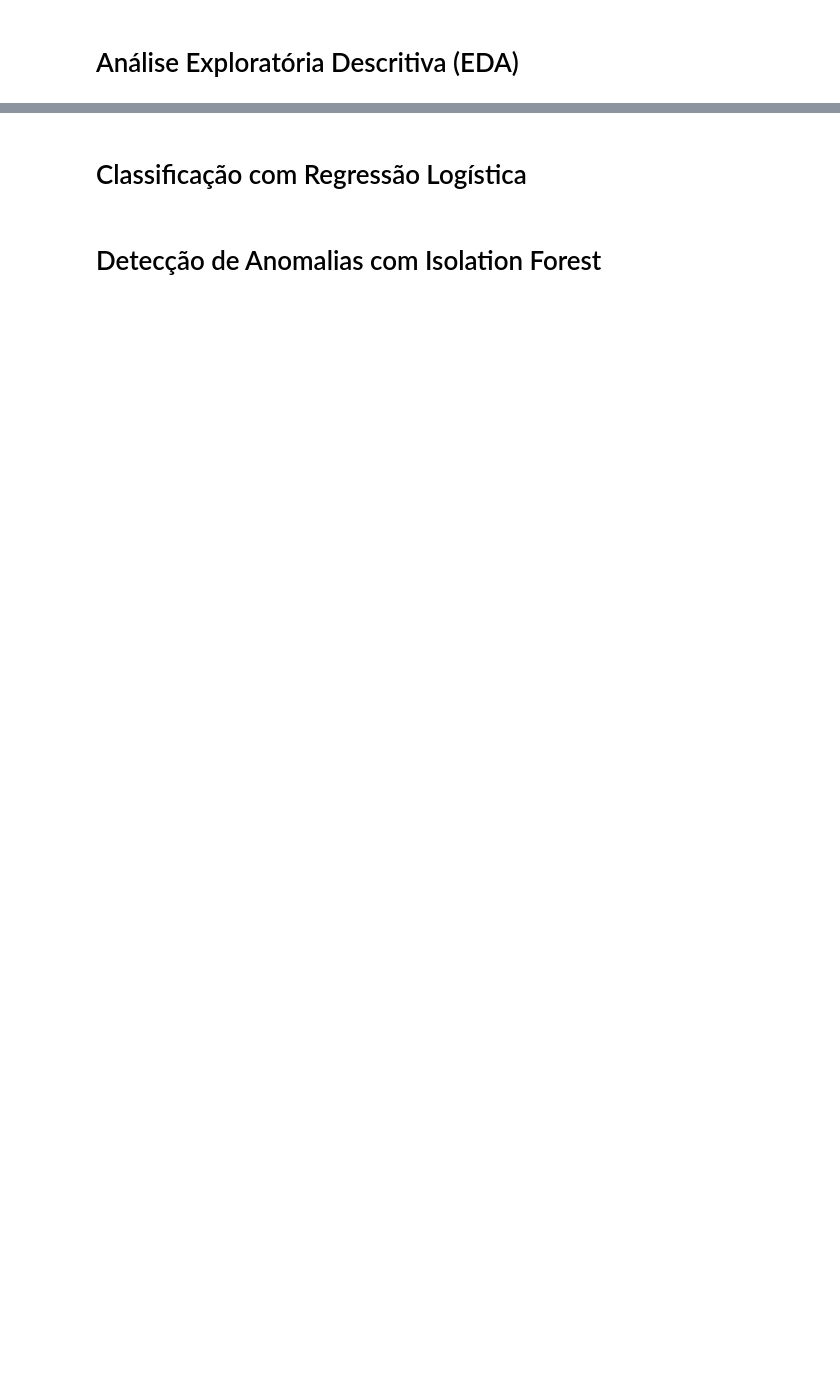
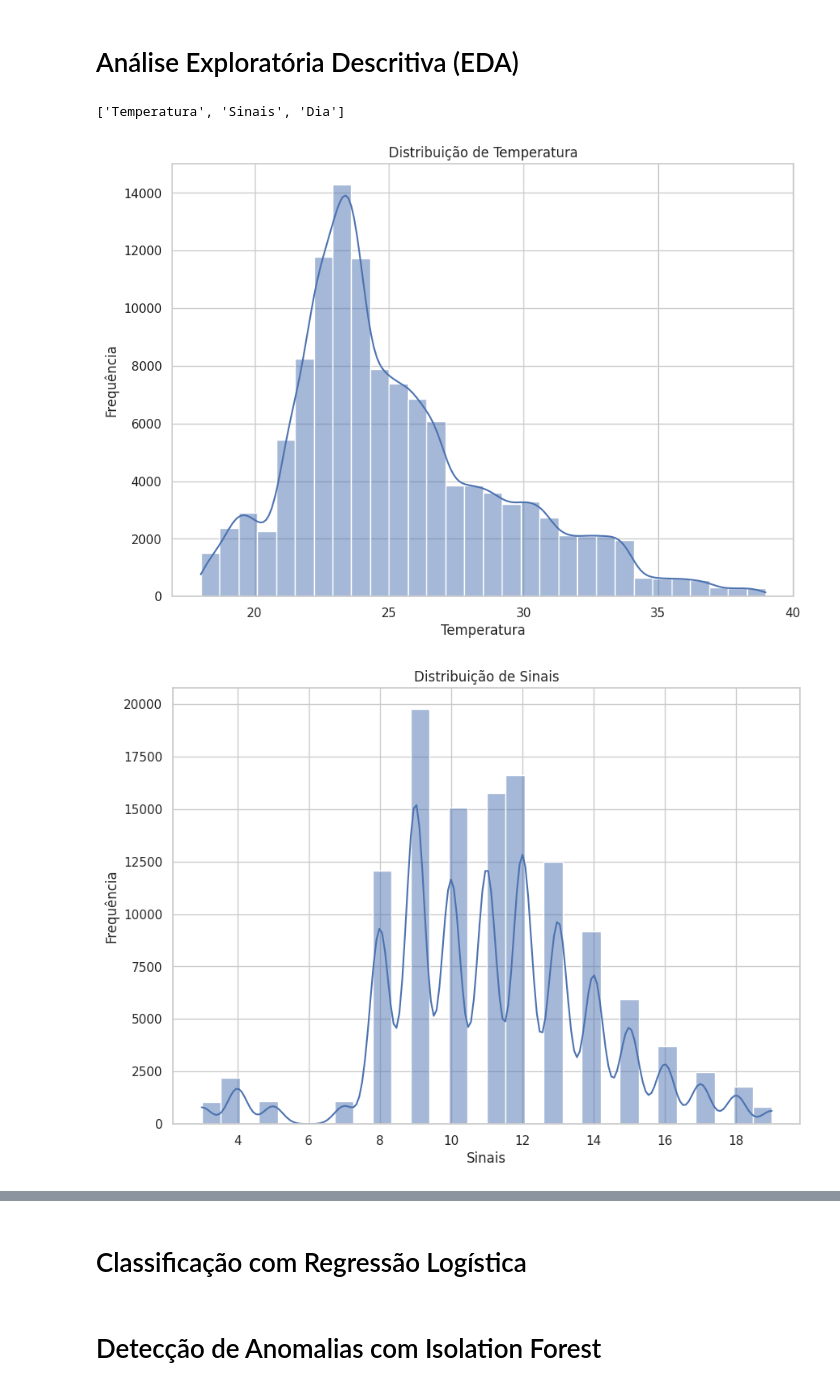
Before and after one commit to diegonogare/Workshop-AnalisePreditivaDeManutencao, a Jupyter notebook: Workshop_AnalisePreditivaDeManutencao.ipynb, the cells around one changed output, grey strips where cells are left out. Drawn from its saved outputs; the diff is of its cells as text; code cells hidden in the pictures; blank space fills up the shorter version.

```diff
--- a/Workshop_AnalisePreditivaDeManutencao.ipynb
+++ b/Workshop_AnalisePreditivaDeManutencao.ipynb
@@ -15,6 +15,6 @@ import warnings
 warnings.filterwarnings('ignore')
 
 sns.set(style="whitegrid")
-plt.rcParams['figure.figsize'] = (12, 6)
+plt.rcParams['figure.figsize'] = (10, 7)
 
 print("Bibliotecas importadas com sucesso!")
@@ -26,7 +28,16 @@ print("Bibliotecas importadas com sucesso!")
 Carregar o dataset diretamente do [Github](https://github.com/diegonogare/Workshop-AnalisePreditivaDeManutencao/blob/main/conjuntoDados.csv).
 # %%
 df = pd.read_csv('https://raw.githubusercontent.com/diegonogare/Workshop-AnalisePreditivaDeManutencao/refs/heads/main/conjuntoDados.csv',
-                 names=['ID', 'Timestamp', 'Temperatura', 'ParametroOperacional', 'Desligou'])
+                 names=['ID', 'Timestamp', 'Temperatura', 'Sinais', 'Desligou'])
+# %%
+df['Timestamp'] = pd.to_datetime(df['Timestamp'])
+
+df['Dia'] = df['Timestamp'].dt.day
+df['DiaSemana'] = df['Timestamp'].dt.day_name()
+df['Hora'] = df['Timestamp'].dt.time
+
+df = df[df['Dia'] != (7)]
+df = df[df['Dia'] != (29)]
 # %% [markdown]
 ## Conhecer o básico do dataset
 # %% [markdown]
@@ -49,2 +78,22 @@ print(df.isnull().sum())
 # %% [markdown]
 # Análise Exploratória Descritiva (EDA)
+# %%
+colunas_numericas = df.select_dtypes(include=np.number).columns.tolist()
+colunas_numericas
+
+colunas_numericas.remove('ID') #ID da transação
+colunas_numericas.remove('Desligou') #Flag se desligou ou não
+colunas_numericas
+# %% [output]
+['Temperatura', 'Sinais', 'Dia']
+# %%
+for col in colunas_numericas:
+    sns.histplot(df[col], kde=True, bins=30)
+    plt.title(f'Distribuição de {col}')
+    plt.xlabel(col)
+    plt.ylabel('Frequência')
+    plt.show()
+    print("\n")
+# %% [output]
+[figure, added]
+[figure, added]
```
Also changed, not shown: parts of 13 cells of this notebook.
